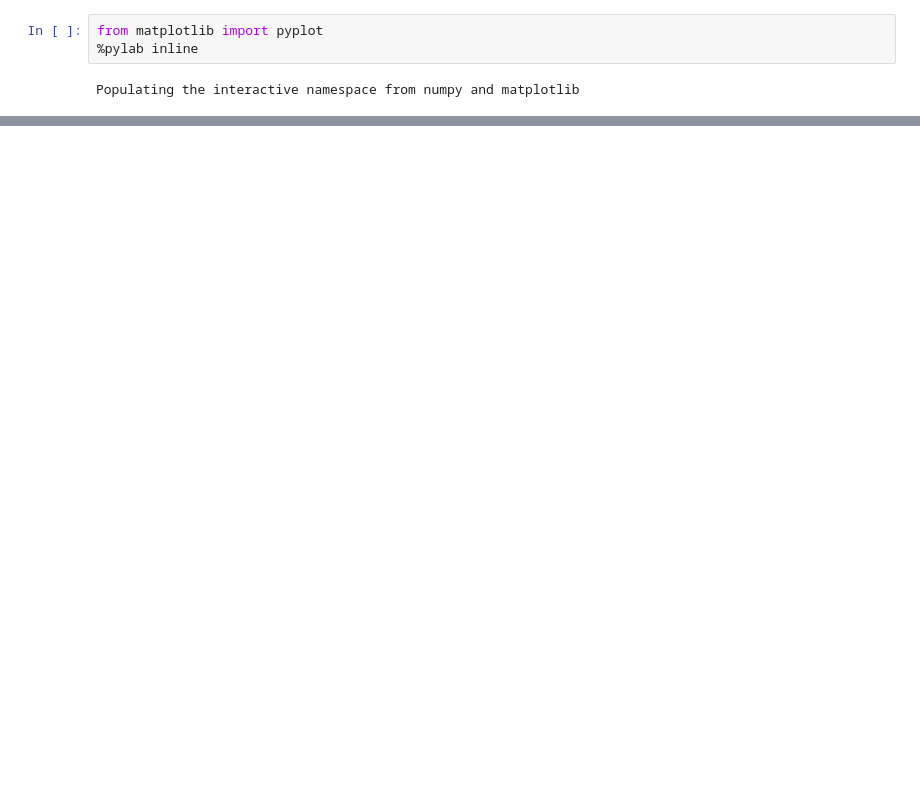
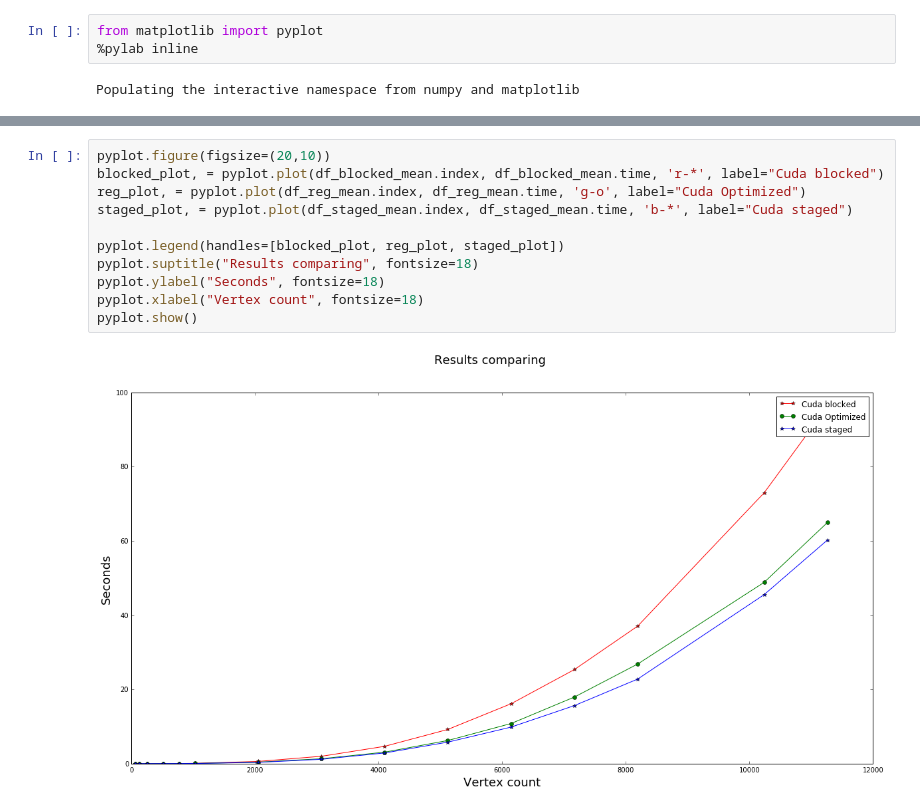
Before and after one commit to lelika1/floydparallel, a Jupyter notebook: draw_time_plots_floyd.ipynb, the cells around one changed output, grey strips where cells are left out. Saved outputs shown, nothing was run; the diff lists cells and outputs as text; blank space fills up the shorter version.

```diff
--- a/draw_time_plots_floyd.ipynb
+++ b/draw_time_plots_floyd.ipynb
@@ -34,3 +38,16 @@ pyplot.show()
+# %%
+pyplot.figure(figsize=(20,10))
+blocked_plot, = pyplot.plot(df_blocked_mean.index, df_blocked_mean.time, 'r-*', label="Cuda blocked")
+reg_plot, = pyplot.plot(df_reg_mean.index, df_reg_mean.time, 'g-o', label="Cuda Optimized")
+staged_plot, = pyplot.plot(df_staged_mean.index, df_staged_mean.time, 'b-*', label="Cuda staged")
+
+pyplot.legend(handles=[blocked_plot, reg_plot, staged_plot])
+pyplot.suptitle("Results comparing", fontsize=18)
+pyplot.ylabel("Seconds", fontsize=18)
+pyplot.xlabel("Vertex count", fontsize=18)
+pyplot.show()
+# %% [output]
+[figure, added]
 # %%
 pyplot.figure(figsize=(20,10))
 cuda_plot, = pyplot.plot(df_cuda_mean.index, df_cuda_mean.time, 'b-o', label="Cuda simple")
```
Also changed, not shown: parts of 4 cells of this notebook, 4 other files.
